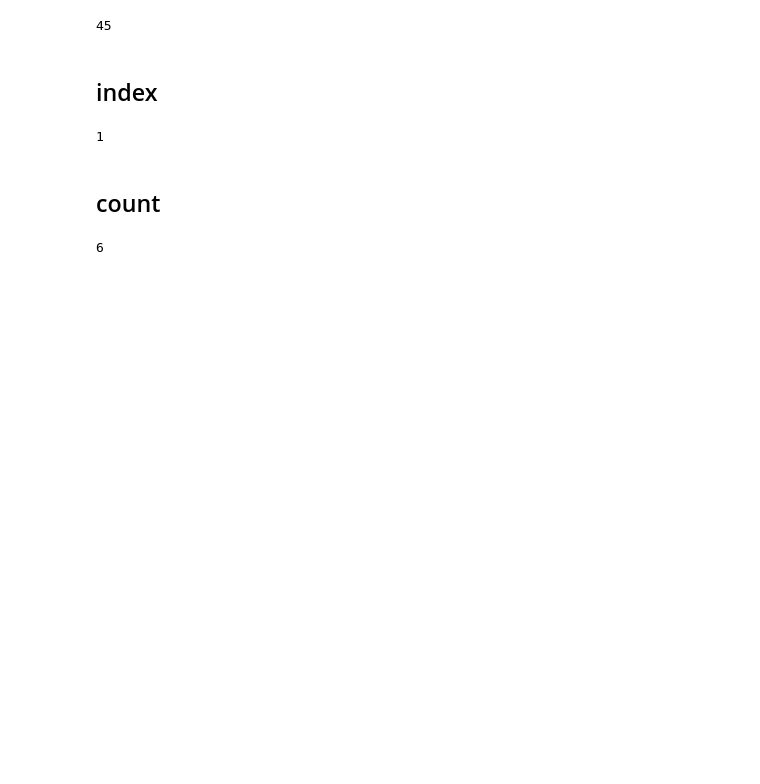
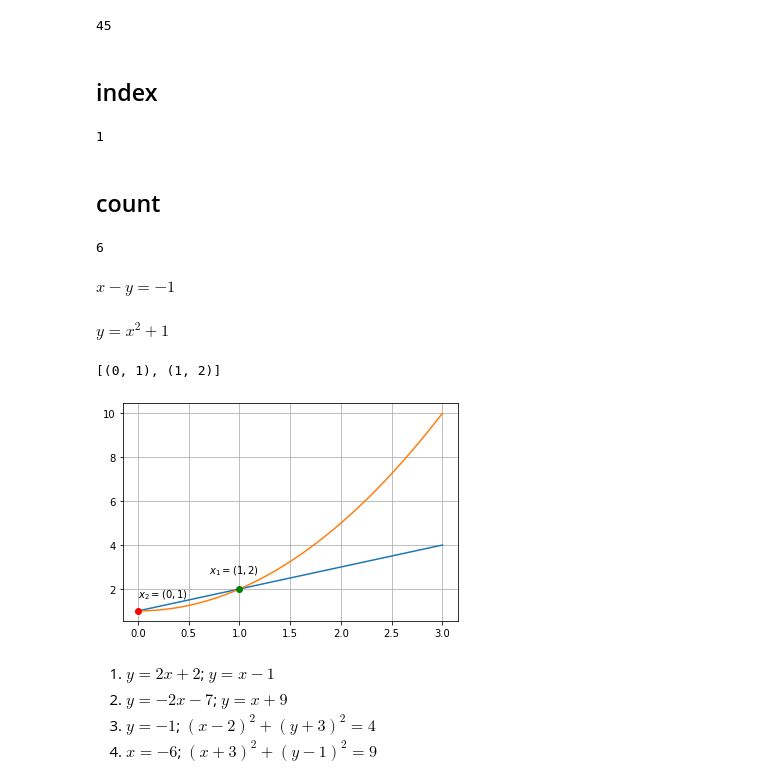
Before and after one commit to joeltheai/PROJECTS-2, a Jupyter notebook: math/8-06-22(math final).ipynb, the cells around one changed output. Saved outputs shown, nothing was run; the diff lists cells and outputs as text; code cells hidden in the pictures; blank space fills up the shorter version.

```diff
--- a/math/8-06-22(math final).ipynb
+++ b/math/8-06-22(math final).ipynb
@@ -1131,3 +1131,44 @@ print(max([12,3,45,1]))
 "deeeeeez plolp".count("e")
 # %% [output]
 6
+# %%
+from sympy import *
+
+x, y = symbols('x,y')
+f = Eq(x-y,-1)
+f
+# %% [output]
+$\displaystyle x - y = -1$
+# %%
+g = Eq(y,x**2 +1)
+g
+# %% [output]
+$\displaystyle y = x^{2} + 1$
+# %%
+solve([f,g],[x,y])
+# %% [output]
+[(0, 1), (1, 2)]
+# %%
+import matplotlib.pyplot as plt
+import numpy as np
+
+x = np.linspace(0,3,1000)
+plt.plot(x,x+1,label = "$x - y = -1$")
+plt.plot(x,(x**2)+1,label = "$y = x^{2} + 1$")
+plt.grid()
+
+
+plt.plot(1,2,'go')
+
+plt.annotate('$x_{1} = (1,2)$',(0.7,2.7))
+plt.plot(4.03896783e-28,1,'ro')
+plt.annotate('$x_{2} = (0,1)$',(0,1.6))
+
+plt.show()
+# %% [output]
+[figure, added]
+# %% [markdown]
+1) $y=2x+2$;  $y=x-1$
+2) $y=-2x-7$;  $y=x+9$
+3) $y=-1$;  $(x-2)^2+(y+3)^2=4$
+4) $x=-6$;  $(x+3)^2+(y-1)^2=9$
```
Also changed, not shown: 6 other files.
